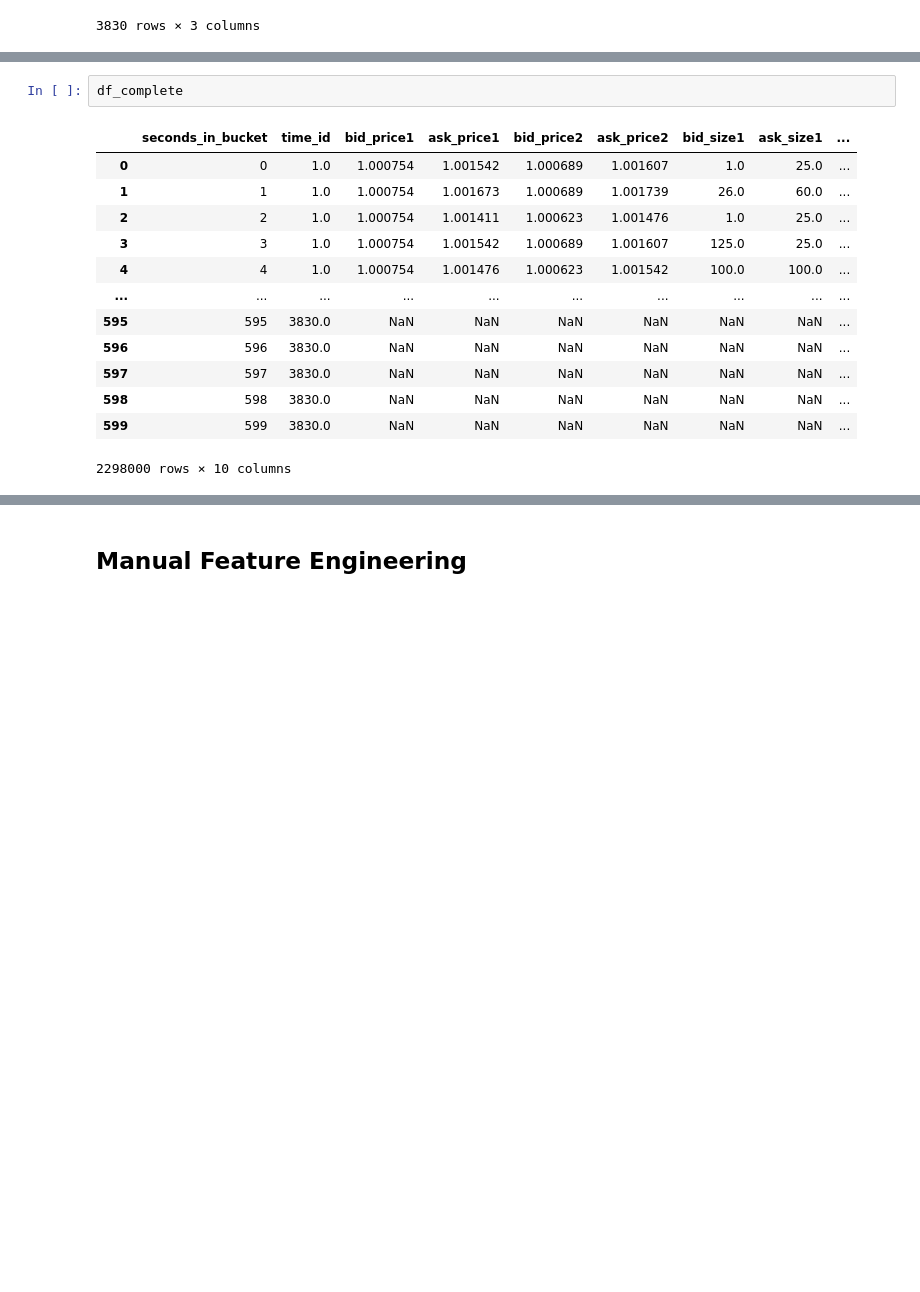
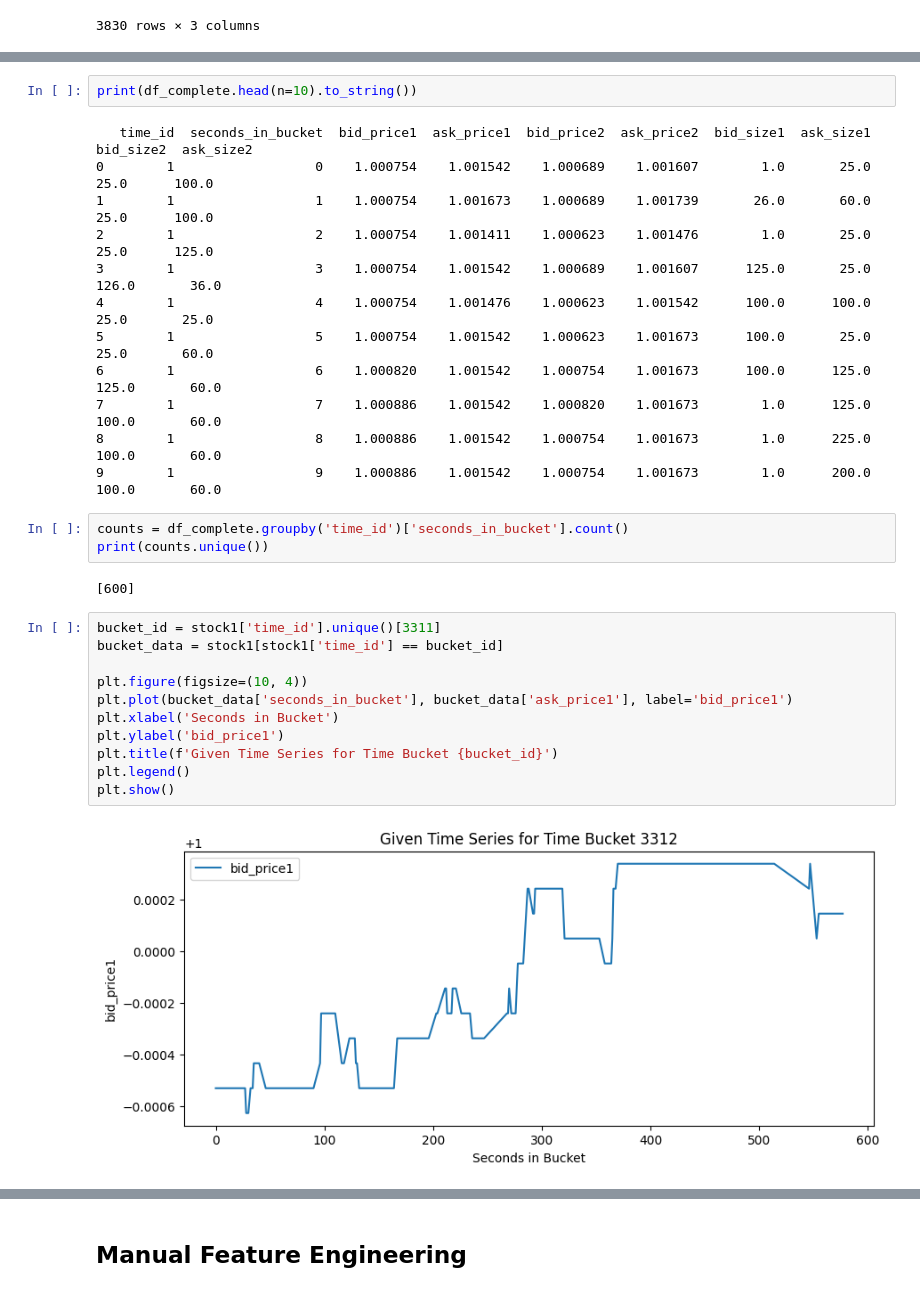
Before and after one commit to Ayush-Singh-31/Optiver-07, a Jupyter notebook: EDA.ipynb, the cells around one changed output, grey strips where cells are left out. Drawn from its saved outputs; the diff is of its cells as text; blank space fills up the shorter version.

```diff
--- a/EDA.ipynb
+++ b/EDA.ipynb
@@ -336,16 +351,32 @@ df_complete = stock1.groupby('time_id', group_keys=False).apply(reindex_group)
 # %%
-df_complete
+print(df_complete.head(n=10).to_string())
 # %% [output]
-|  | seconds_in_bucket | time_id | bid_price1 | ask_price1 | bid_price2 | ask_price2 | bid_size1 | ask_size1 | ... |
-| 0 | 0 | 1.0 | 1.000754 | 1.001542 | 1.000689 | 1.001607 | 1.0 | 25.0 | ... |
-| 1 | 1 | 1.0 | 1.000754 | 1.001673 | 1.000689 | 1.001739 | 26.0 | 60.0 | ... |
-| 2 | 2 | 1.0 | 1.000754 | 1.001411 | 1.000623 | 1.001476 | 1.0 | 25.0 | ... |
-| 3 | 3 | 1.0 | 1.000754 | 1.001542 | 1.000689 | 1.001607 | 125.0 | 25.0 | ... |
-| 4 | 4 | 1.0 | 1.000754 | 1.001476 | 1.000623 | 1.001542 | 100.0 | 100.0 | ... |
-| ... | ... | ... | ... | ... | ... | ... | ... | ... | ... |
-| 595 | 595 | 3830.0 | NaN | NaN | NaN | NaN | NaN | NaN | ... |
-| 596 | 596 | 3830.0 | NaN | NaN | NaN | NaN | NaN | NaN | ... |
-| 597 | 597 | 3830.0 | NaN | NaN | NaN | NaN | NaN | NaN | ... |
-| 598 | 598 | 3830.0 | NaN | NaN | NaN | NaN | NaN | NaN | ... |
-| 599 | 599 | 3830.0 | NaN | NaN | NaN | NaN | NaN | NaN | ... |
-2298000 rows × 10 columns
+   time_id  seconds_in_bucket  bid_price1  ask_price1  bid_price2  ask_price2  bid_size1  ask_size1  bid_size2  ask_size2
+0        1                  0    1.000754    1.001542    1.000689    1.001607        1.0       25.0       25.0      100.0
+1        1                  1    1.000754    1.001673    1.000689    1.001739       26.0       60.0       25.0      100.0
+2        1                  2    1.000754    1.001411    1.000623    1.001476        1.0       25.0       25.0      125.0
+3        1                  3    1.000754    1.001542    1.000689    1.001607      125.0       25.0      126.0       36.0
+4        1                  4    1.000754    1.001476    1.000623    1.001542      100.0      100.0       25.0       25.0
+5        1                  5    1.000754    1.001542    1.000623    1.001673      100.0       25.0       25.0       60.0
+6        1                  6    1.000820    1.001542    1.000754    1.001673      100.0      125.0      125.0       60.0
+7        1                  7    1.000886    1.001542    1.000820    1.001673        1.0      125.0      100.0       60.0
+8        1                  8    1.000886    1.001542    1.000754    1.001673        1.0      225.0      100.0       60.0
+9        1                  9    1.000886    1.001542    1.000754    1.001673        1.0      200.0      100.0       60.0
+# %%
+counts = df_complete.groupby('time_id')['seconds_in_bucket'].count()
+print(counts.unique())
+# %% [output]
+[600]
+# %%
+bucket_id = stock1['time_id'].unique()[3311]
+bucket_data = stock1[stock1['time_id'] == bucket_id]
+
+plt.figure(figsize=(10, 4))
+plt.plot(bucket_data['seconds_in_bucket'], bucket_data['ask_price1'], label='bid_price1')
+plt.xlabel('Seconds in Bucket')
+plt.ylabel('bid_price1')
+plt.title(f'Given Time Series for Time Bucket {bucket_id}')
+plt.legend()
+plt.show()
+# %% [output]
+[figure, added]
```
Also changed, not shown: parts of 19 cells of this notebook.
